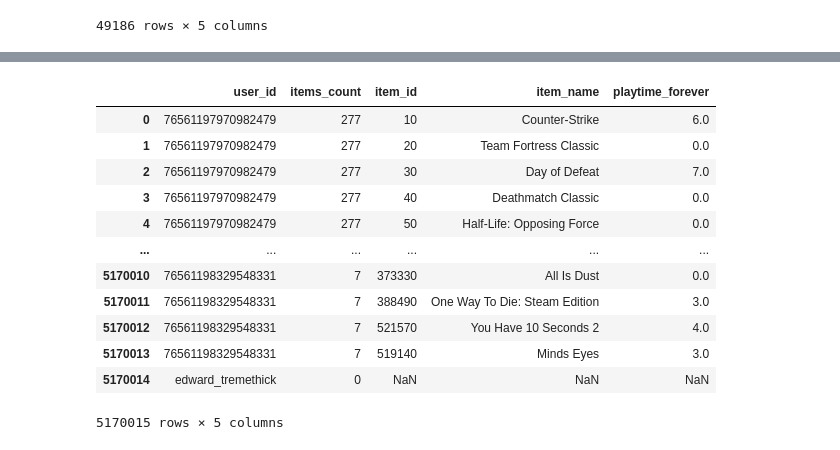
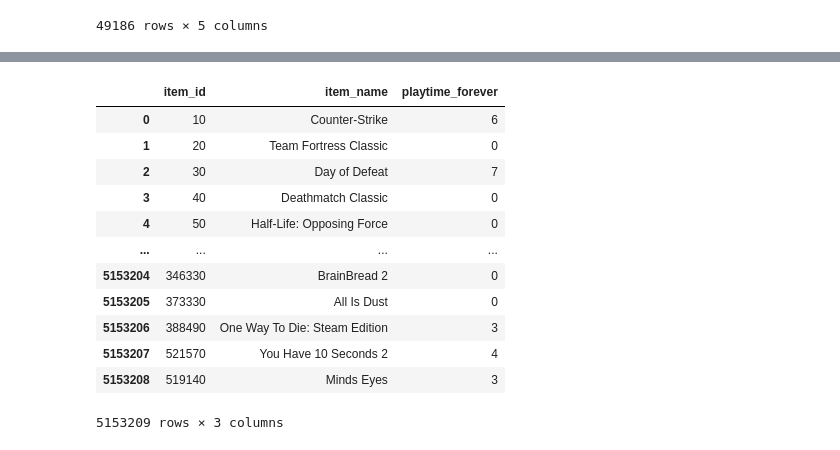
Before and after one commit to castrodrigo7/PI_MLOps--STEAM, a Jupyter notebook: ETL.ipynb, the cells around one changed output, grey strips where cells are left out. Saved outputs shown, nothing was run; the diff lists cells and outputs as text; code cells hidden in the pictures.

```diff
--- a/ETL.ipynb
+++ b/ETL.ipynb
@@ -349,18 +333,13 @@ df_reviews_open.to_csv('datasets/user_reviews.csv',index=False)
 # %%
 def descomprimir_json(ruta, variable_anidada):
+    with gzip.open(ruta, 'rt', encoding='MacRoman') as archivo:
+        datos = []
+        for line in archivo:
+            row = ast.literal_eval(line)
+            if variable_anidada in row:  # Verificar si la clave existe en el diccionario
+                datos.extend(row[variable_anidada])
 
-    filas = []
-
-    with gzip.open(ruta, 'rt', encoding='MacRoman') as archivo:
-      for line in archivo.readlines():
-          filas.append(ast.literal_eval(line))
-
-    df = pd.DataFrame(filas)
-    df = df.explode(variable_anidada).reset_index()
-    df = df.drop(columns="index")
-    df = pd.concat([df, pd.json_normalize(df[variable_anidada])], axis=1)
-    df = df.drop(columns=variable_anidada)
-
+    df = pd.DataFrame(datos)
     return df
 # %%
 df_items = descomprimir_json("datasets/users_items.json.gz", 'items')
@@ -367,16 +376,16 @@ df_items = descomprimir_json("datasets/users_items.json.gz", 'items')
 # %%
-df_items.drop(columns=['user_url','playtime_2weeks','steam_id'])
+df_items.drop(columns=['playtime_2weeks'])
 # %% [output]
-|  | user_id | items_count | item_id | item_name | playtime_forever |
-| 0 | 76561197970982479 | 277 | 10 | Counter-Strike | 6.0 |
-| 1 | 76561197970982479 | 277 | 20 | Team Fortress Classic | 0.0 |
-| 2 | 76561197970982479 | 277 | 30 | Day of Defeat | 7.0 |
-| 3 | 76561197970982479 | 277 | 40 | Deathmatch Classic | 0.0 |
-| 4 | 76561197970982479 | 277 | 50 | Half-Life: Opposing Force | 0.0 |
-| ... | ... | ... | ... | ... | ... |
-| 5170010 | 76561198329548331 | 7 | 373330 | All Is Dust | 0.0 |
-| 5170011 | 76561198329548331 | 7 | 388490 | One Way To Die: Steam Edition | 3.0 |
-| 5170012 | 76561198329548331 | 7 | 521570 | You Have 10 Seconds 2 | 4.0 |
-| 5170013 | 76561198329548331 | 7 | 519140 | Minds Eyes | 3.0 |
-| 5170014 | edward_tremethick | 0 | NaN | NaN | NaN |
+|  | item_id | item_name | playtime_forever |
+| 0 | 10 | Counter-Strike | 6 |
+| 1 | 20 | Team Fortress Classic | 0 |
+| 2 | 30 | Day of Defeat | 7 |
+| 3 | 40 | Deathmatch Classic | 0 |
+| 4 | 50 | Half-Life: Opposing Force | 0 |
+| ... | ... | ... | ... |
+| 5153204 | 346330 | BrainBread 2 | 0 |
+| 5153205 | 373330 | All Is Dust | 0 |
+| 5153206 | 388490 | One Way To Die: Steam Edition | 3 |
+| 5153207 | 521570 | You Have 10 Seconds 2 | 4 |
+| 5153208 | 519140 | Minds Eyes | 3 |
-5170015 rows × 5 columns
+5153209 rows × 3 columns
```
Also changed, not shown: parts of 9 cells of this notebook, 1 other file.
